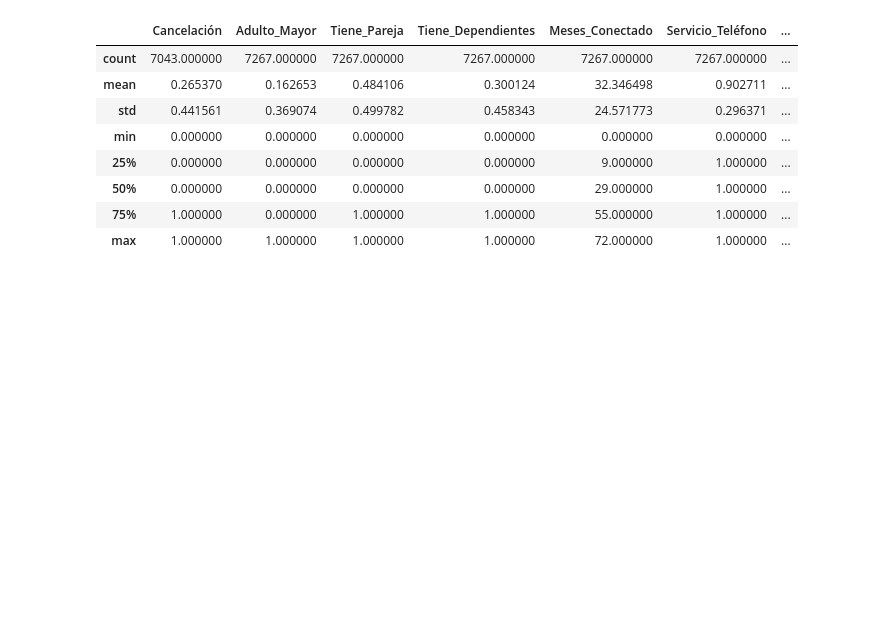
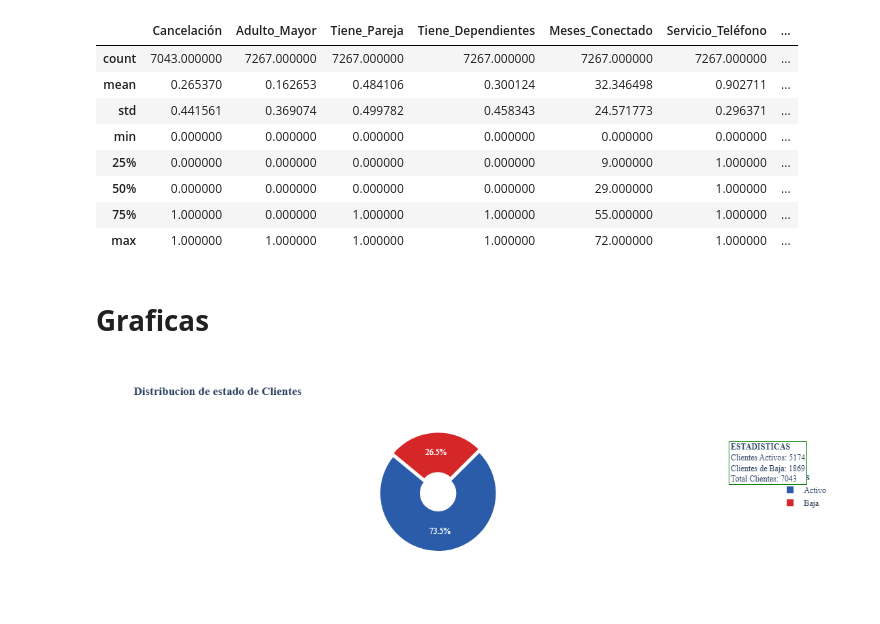
Before and after one commit to r2x4/challenge_2_data_sciense_telecomX, a Jupyter notebook: jupyter_challenge_2.ipynb, the cells around one changed output. Drawn from its saved outputs; the diff is of its cells as text; code cells hidden in the pictures; blank space fills up the shorter version.

```diff
--- a/jupyter_challenge_2.ipynb
+++ b/jupyter_challenge_2.ipynb
@@ -288,3 +295,81 @@ datos.describe()
 | 50% | 0.000000 | 0.000000 | 0.000000 | 0.000000 | 29.000000 | 1.000000 | ... |
 | 75% | 1.000000 | 0.000000 | 1.000000 | 1.000000 | 55.000000 | 1.000000 | ... |
 | max | 1.000000 | 1.000000 | 1.000000 | 1.000000 | 72.000000 | 1.000000 | ... |
+# %% [markdown]
+# **Graficas**
+# %%
+import matplotlib.pyplot as plt
+import seaborn as sns
+import plotly.express as px
+
+# Hago copia para ver la columna cancelacion
+df_clean = datos.dropna(subset=['Cancelación']).copy()
+
+# Variable 1
+df_clean['Estado'] = df_clean['Cancelación'].map({
+    0.0: 'Activo',
+    1.0: 'Baja'
+}).astype('category')
+
+df_summary = df_clean['Estado'].value_counts().reset_index()
+df_summary.columns = ['Estado', 'Clientes']
+df_summary['Porcentaje'] = (df_summary['Clientes'] / df_summary['Clientes'].sum() * 100).round(1)
+# %%
+
+fig = px.pie(
+    df_summary,
+    values='Clientes',
+    names='Estado',
+    color='Estado',
+    color_discrete_map={
+        'Activo': '#2A5CAA',
+        'Baja': '#D62728'
+    },
+    hole=0.3,
+    title='<b>Distribucion de estado de Clientes</b>',
+    template='plotly_white'
+)
+
+
+fig.update_traces(
+    textinfo='percent',
+    textposition='inside',
+    marker=dict(line=dict(color='white', width=2)),
+    pull=[0.05, 0],
+    rotation=45
+)
+
+
+fig.add_annotation(
+    text="<b>ESTADISTICAS</b><br>"
+         f"Clientes Activos: {df_summary[df_summary['Estado']=='Activo']['Clientes'].values[0]}<br>"
+         f"Clientes de Baja: {df_summary[df_summary['Estado']=='Baja']['Clientes'].values[0]}<br>"
+         f"Total Clientes: {df_summary['Clientes'].sum()}",
+    align='left',
+    showarrow=False,
+    xref='paper',
+    yref='paper',
+    x=1.1,
+    y=0.9,
+    bordercolor='green',
+    borderwidth=1,
+    bgcolor='white'
+)
+
+
+fig.update_layout(
+    legend=dict(
+        title='<b>Estados</b>',
+        orientation='v',
+        yanchor='middle',
+        y=0.5,
+        xanchor='left',
+        x=1.05
+    ),
+    font=dict(family="firacode"),
+    margin=dict(l=50, r=150)
+)
+
+fig.show()
+# %% [output]
+[figure, added]
```
Also changed, not shown: parts of 1 cell of this notebook.
